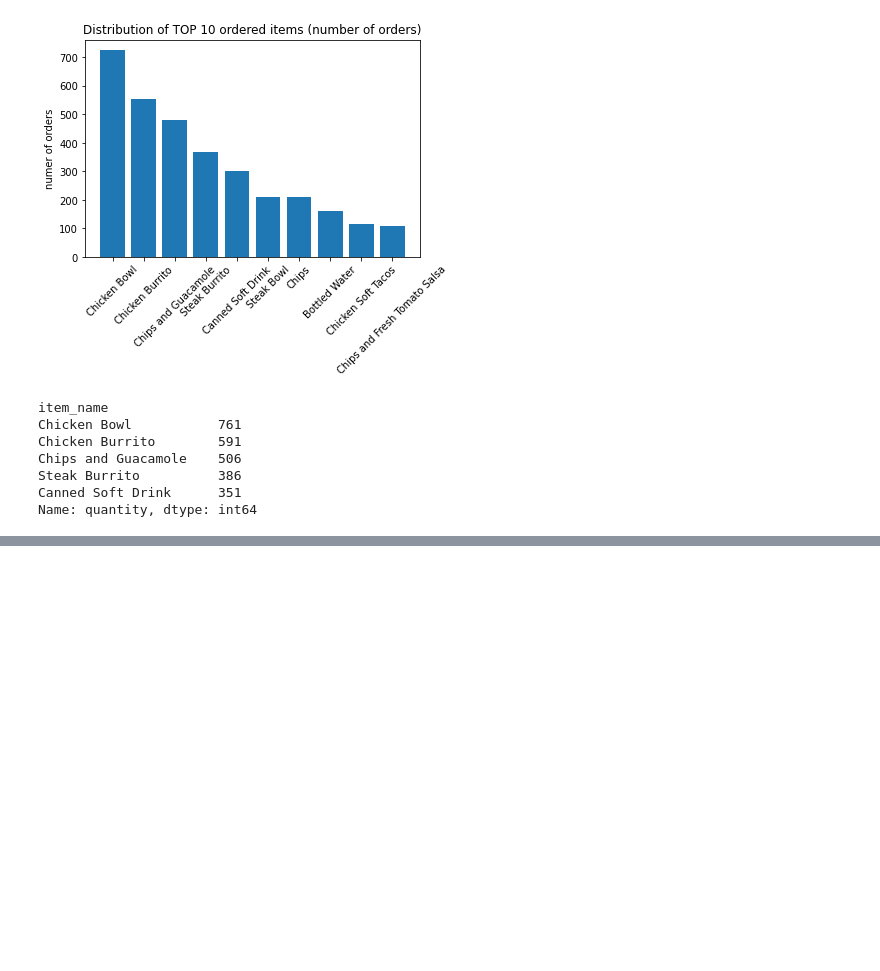
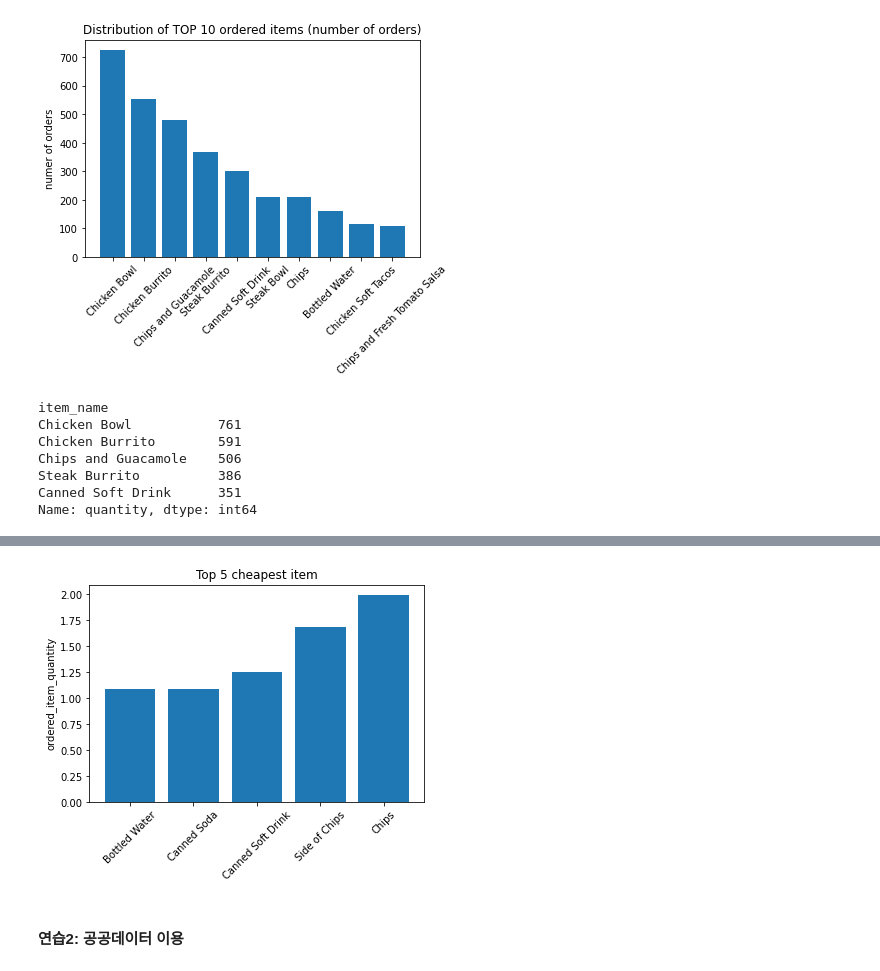
Before and after one commit to carlyle1233/22-2_IT_mining, a Jupyter notebook: python_basics2_실습.ipynb, the cells around one changed output, grey strips where cells are left out. Cells and saved outputs as stored; diff of their text form; code cells hidden in the pictures; blank space fills up the shorter version.

```diff
--- a/python_basics2_실습.ipynb
+++ b/python_basics2_실습.ipynb
@@ -321,0 +465,12 @@ Name: quantity, dtype: int64
+# %%
+##2. 가격이 가장 저렴한 메뉴 5개
+
+# 가격이 가장 비싼 음식 10개
+
+#한 개의 음식이 주문된 경우만 찾아 음식별 가장 낮은 가격 찾기
+chipo_one_item1=chipo[chipo.quantity==1]
+price_per_item1=chipo_one_item1.groupby('item_name')['item_price'].min()
+price_per_item1=price_per_item1.sort_values(ascending=True)[:5]
+
+#가격이 높은 순으로 10개 보여주기
+print(price_per_item1)
@@ -321,0 +485,13 @@ Name: quantity, dtype: int64
+# %%
+item_list2=price_per_item1.index.tolist()
+item_qty2=price_per_item1.values.tolist()
+
+plt.bar(item_list2, item_qty2, align='center')
+plt.ylabel('ordered_item_quantity')
+plt.title('Top 5 cheapest item')
+plt.xticks(rotation=45)
+plt.show()
+# %% [output]
+[figure, added]
+# %% [markdown]
+#### 연습2: 공공데이터 이용
```
Also changed, not shown: parts of 55 cells of this notebook.
